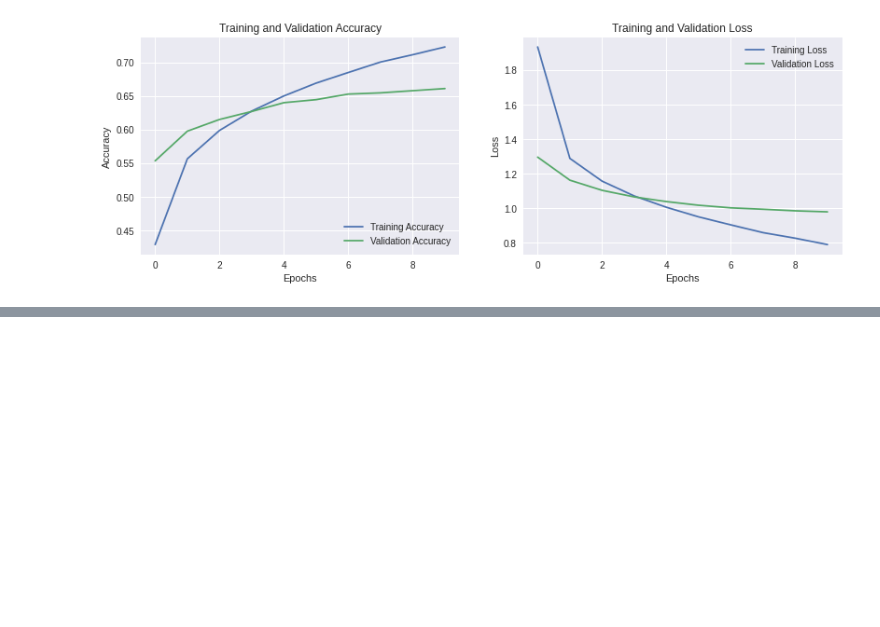
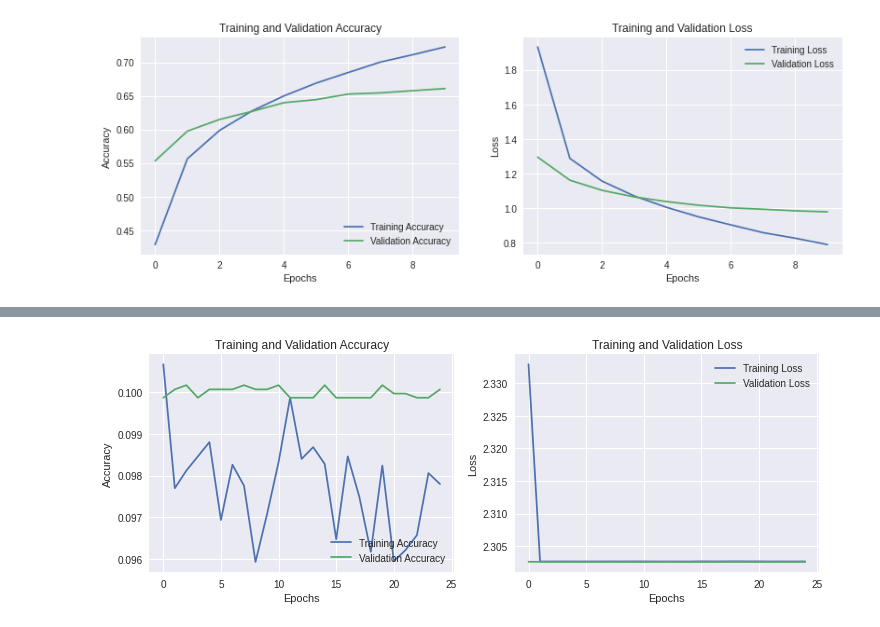
Before and after one commit to katnoria/cifar10-classifiers, a Jupyter notebook: notebooks/tfds-classification-test.ipynb, the cells around one changed output, grey strips where cells are left out. Cells and saved outputs as stored; diff of their text form; code cells hidden in the pictures; blank space fills up the shorter version.

Commit message:
added batchnorm investigation

```diff
--- a/notebooks/tfds-classification-test.ipynb
+++ b/notebooks/tfds-classification-test.ipynb
@@ -472,0 +480,18 @@ plot_history(history)
+# %%
+def get_resnet50_bn(backbone, use_bn=False):
+    inputs = Input((IMG_SIZE, IMG_SIZE, 3))
+    x = tf.keras.applications.resnet.preprocess_input(inputs)
+    x = backbone(x, training=False)
+    x = GlobalAveragePooling2D()(x)
+    x = Flatten()
+    x = Dense(128)(x)
+    if use_bn:
+        x = BatchNormalization()(x)
+    x = tf.nn.relu(x)
+    x = Dropout(0.1)(x)
+    outputs = Dense(NUM_CLASSES)(x)
+    _model = Model(inputs, outputs)
+    return _model
+# %%
+resnet_bn_model = get_resnet50_bn(base_model)
+resnet_bn_model.summary()
@@ -472,0 +516,7 @@ plot_history(history)
+# %%
+# compile the model
+resnet_bn_model.compile(
+    optimizer=tf.keras.optimizers.Adam(learning_rate=1e-3),
+    loss=tf.losses.SparseCategoricalCrossentropy(from_logits=True),
+    metrics=['accuracy']
+)
@@ -472,0 +531,3 @@ plot_history(history)
+# %%
+# Train
+history = resnet_bn_model.fit(train_ds, epochs=25, validation_data=test_ds, verbose=2)
@@ -472,0 +557,4 @@ plot_history(history)
+# %%
+plot_history(history)
+# %% [output]
+[figure, added]
```
Also changed, not shown: parts of 15 cells of this notebook, 1 other file.
